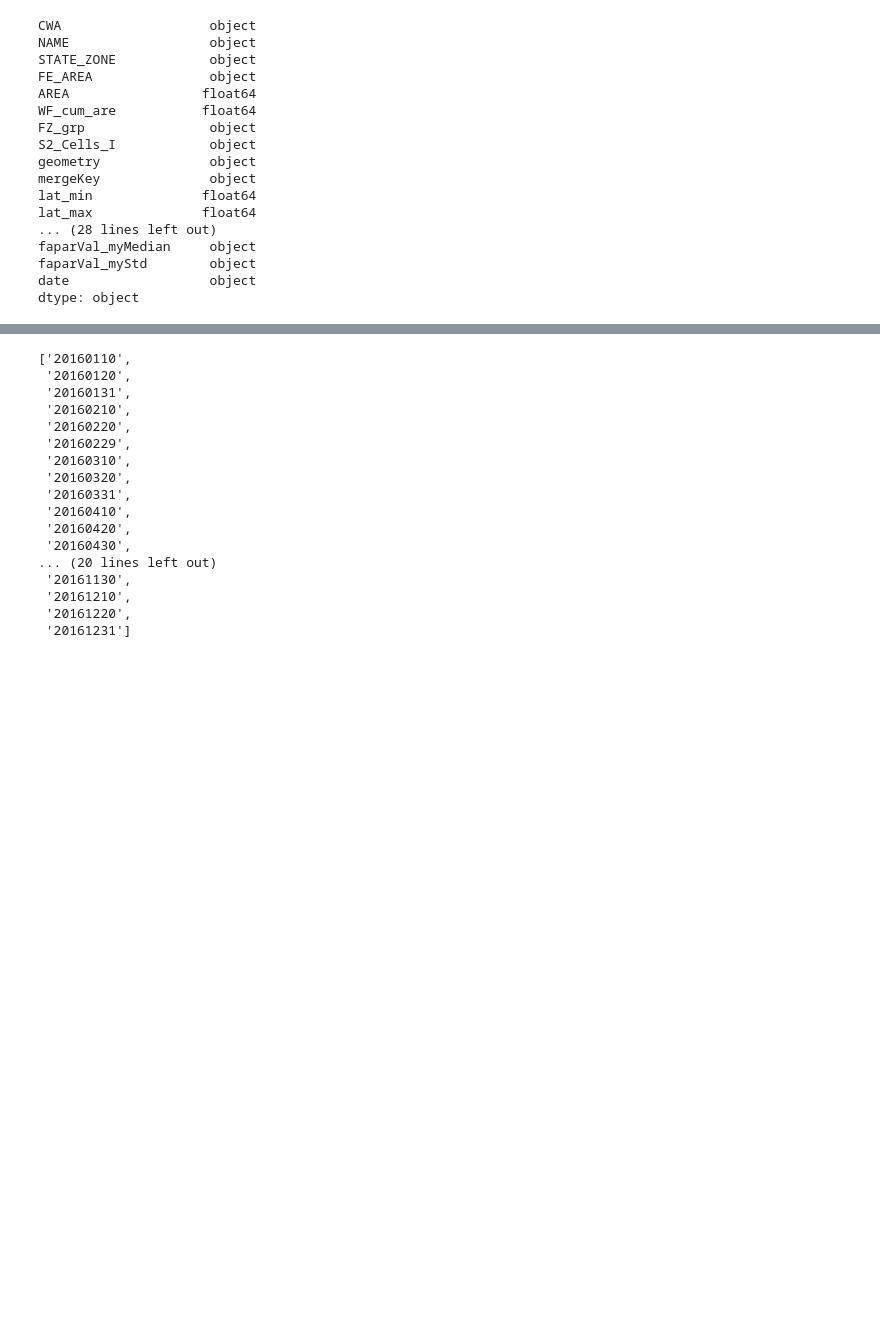
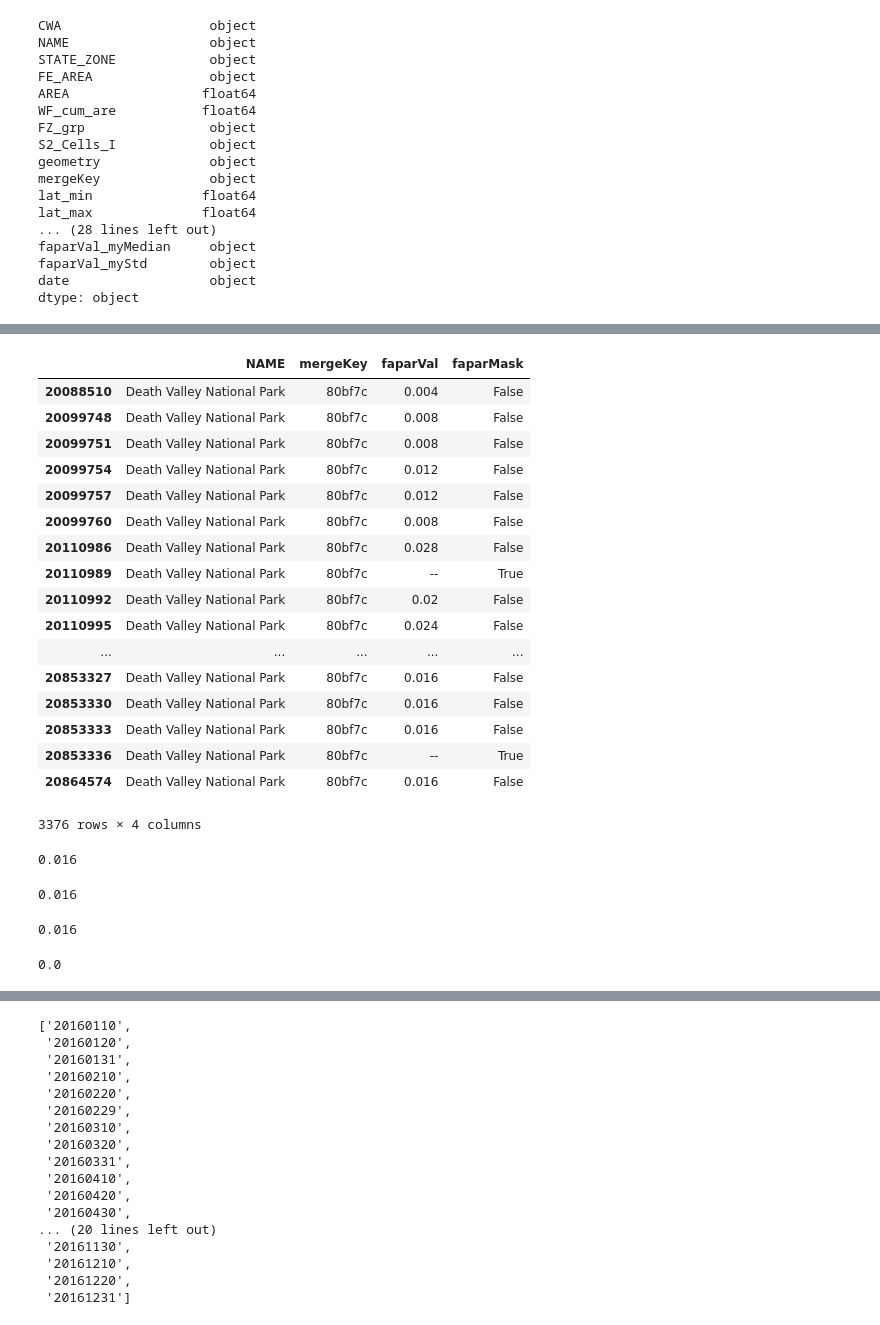
Before and after one commit to jayzuniga/w210_Wildfire, a Jupyter notebook: sat_process/reprocess satdata.ipynb, the cells around one changed output, grey strips where cells are left out. Cells and saved outputs as stored; diff of their text form; code cells hidden in the pictures; blank space fills up the shorter version.

```diff
--- a/sat_process/reprocess satdata.ipynb
+++ b/sat_process/reprocess satdata.ipynb
@@ -1113,0 +1188,39 @@ dtype: object
+# %%
+merged[merged['mergeKey']=='80bf7c'][['NAME', 'mergeKey', 'faparVal', 'faparMask']]
+# %% [output]
+|  | NAME | mergeKey | faparVal | faparMask |
+| 20088510 | Death Valley National Park | 80bf7c | 0.004 | False |
+| 20099748 | Death Valley National Park | 80bf7c | 0.008 | False |
+| 20099751 | Death Valley National Park | 80bf7c | 0.008 | False |
+| 20099754 | Death Valley National Park | 80bf7c | 0.012 | False |
+| 20099757 | Death Valley National Park | 80bf7c | 0.012 | False |
+| 20099760 | Death Valley National Park | 80bf7c | 0.008 | False |
+| 20110986 | Death Valley National Park | 80bf7c | 0.028 | False |
+| 20110989 | Death Valley National Park | 80bf7c | -- | True |
+| 20110992 | Death Valley National Park | 80bf7c | 0.02 | False |
+| 20110995 | Death Valley National Park | 80bf7c | 0.024 | False |
+| ... | ... | ... | ... | ... |
+| 20853327 | Death Valley National Park | 80bf7c | 0.016 | False |
+| 20853330 | Death Valley National Park | 80bf7c | 0.016 | False |
+| 20853333 | Death Valley National Park | 80bf7c | 0.016 | False |
+| 20853336 | Death Valley National Park | 80bf7c | -- | True |
+| 20864574 | Death Valley National Park | 80bf7c | 0.016 | False |
+3376 rows × 4 columns
+# %%
+# Version 1 used min and max, which probably means pandas min and max,
+# which doesn't work correctly.  Note there are entries smaller than 0.016
+merged[merged['mergeKey']=='80bf7c']['faparVal'].min()
+
+# Version 2 also used min and max, which probably didn't work right either
+# %% [output]
+0.016
+# %%
+np.ma.min(merged[merged['mergeKey']=='80bf7c']['faparVal'])
+# note the masked array version doesn't work right either
+# %% [output]
+0.016
+# %%
+np.ma.max(merged[merged['mergeKey']=='80bf7c']['faparVal'])
+#nonsense
+# %% [output]
+0.016
@@ -1113,0 +1239,4 @@ dtype: object
+# %%
+myMin(merged[merged['mergeKey']=='80bf7c'])
+# %% [output]
+0.0
```
Also changed, not shown: parts of 30 cells of this notebook, 4 other files.
